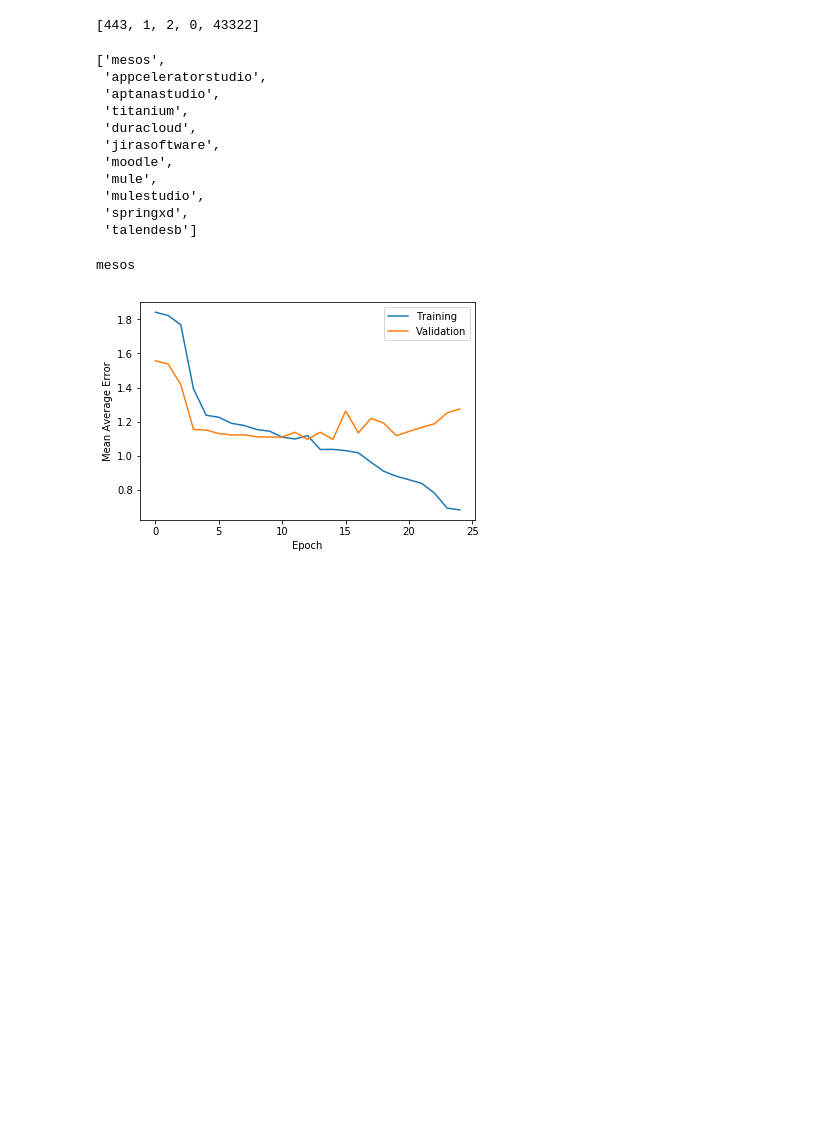
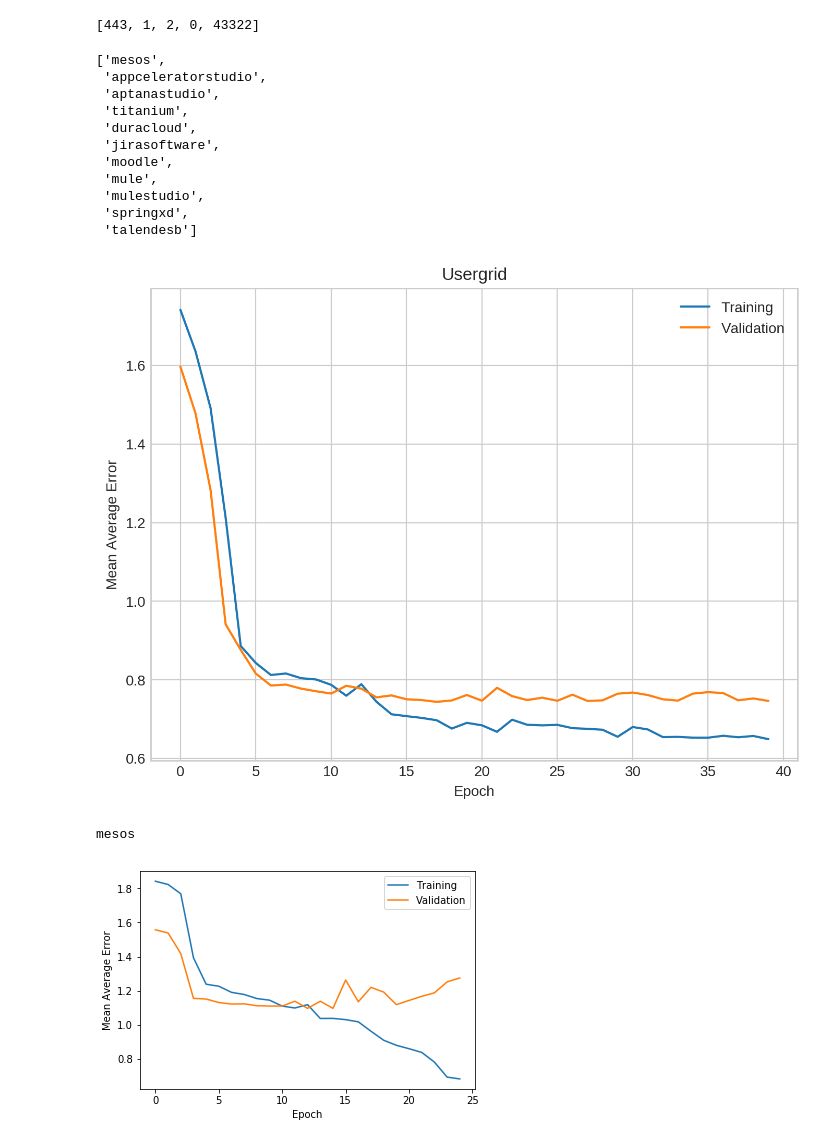
Before and after one commit to Gabrui/estimar-pontos-estoria, a Jupyter notebook: Estimativas de Pontos de Estória por Aprendizado Profundo.ipynb, the cells around one changed output. Cells and saved outputs as stored; diff of their text form; code cells hidden in the pictures; blank space fills up the shorter version.

```diff
--- a/Estimativas de Pontos de Estória por Aprendizado Profundo.ipynb
+++ b/Estimativas de Pontos de Estória por Aprendizado Profundo.ipynb
@@ -478,6 +582,21 @@ rerodar
  'mulestudio',
  'springxd',
  'talendesb']
+# %%
+project = 'usergrid'
+figura = plt.figure(figsize=(8, 6), dpi=200)
+plt.style.use('seaborn-whitegrid')
+h = load_pickle(save_paths['hist'] % project)
+plt.plot(h['loss'])
+plt.plot(h['val_loss'])
+plt.ylabel('Mean Average Error')
+plt.xlabel('Epoch')
+plt.title(project_name[project])
+plt.legend(['Training', 'Validation'], loc='upper right')
+figura.savefig("reports/figures/usergrid-epochs.pdf", bbox_inches='tight')
+plt.show()
+# %% [output]
+[figure, added]
 # %%
 rerodar = []
 for project in project_repos.keys():
```
Also changed, not shown: parts of 26 cells of this notebook, 4 other files.
